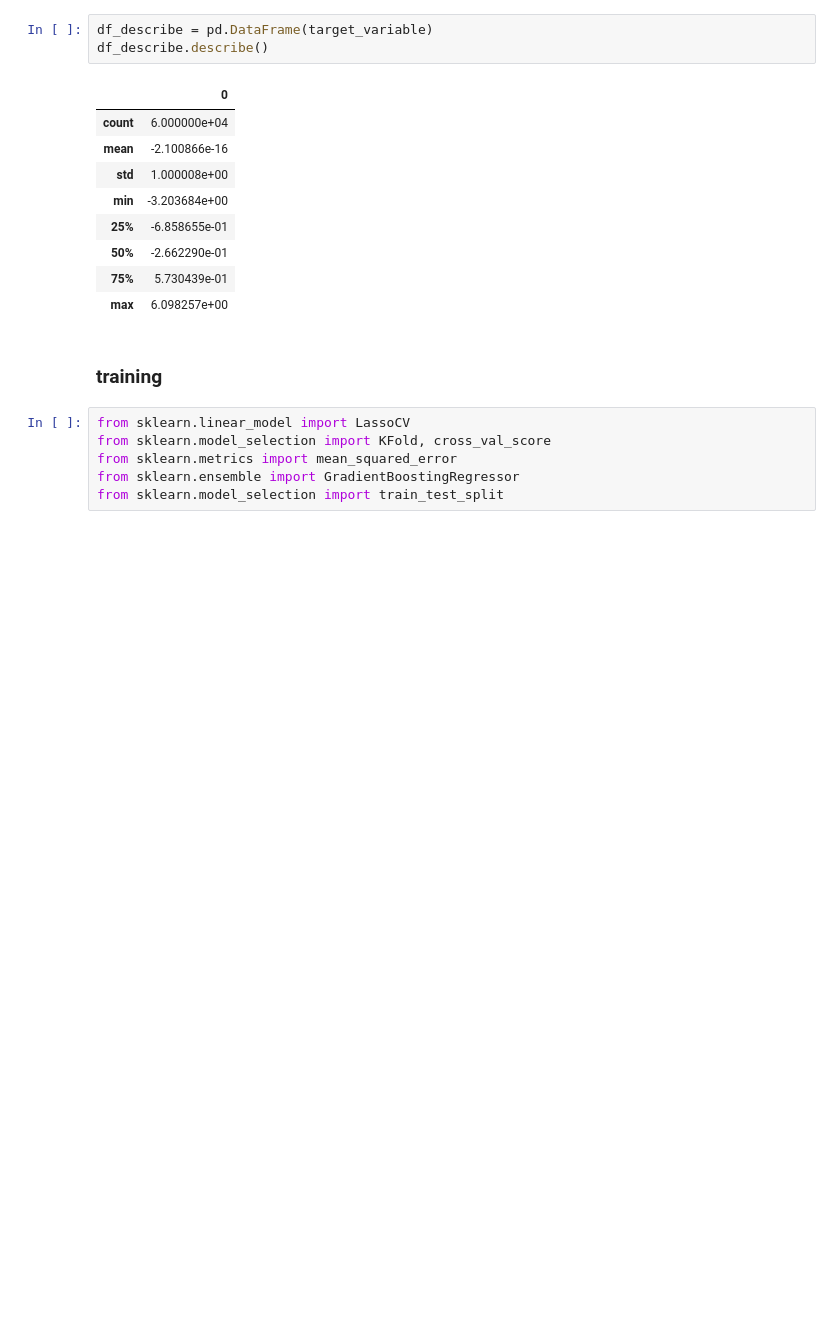
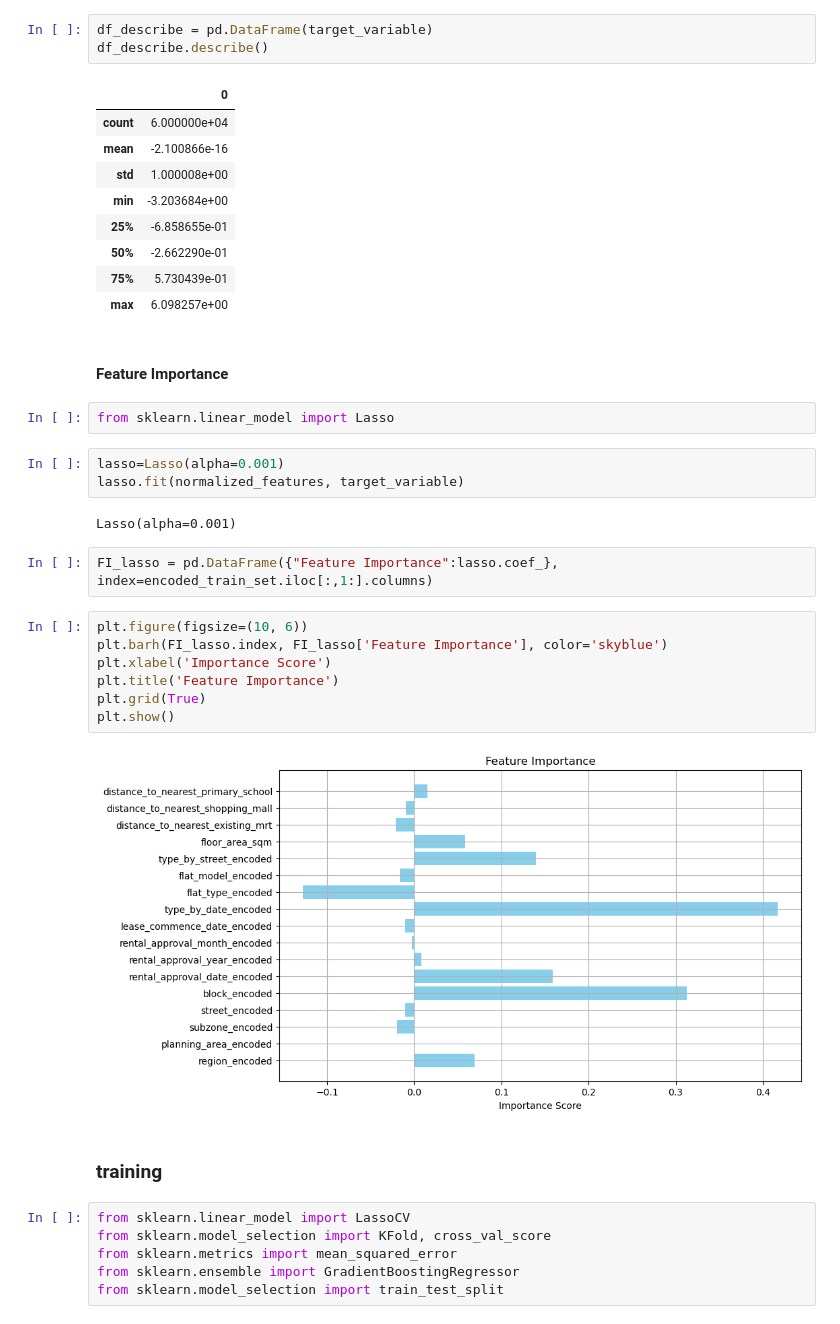
Before and after one commit to Andrewzhang217/CS5228, a Jupyter notebook: project_encoding_training.ipynb, the cells around one changed output. Cells and saved outputs as stored; diff of their text form; blank space fills up the shorter version.

```diff
--- a/project_encoding_training.ipynb
+++ b/project_encoding_training.ipynb
@@ -412,6 +426,26 @@ df_describe.describe()
 | 50% | -2.662290e-01 |
 | 75% | 5.730439e-01 |
 | max | 6.098257e+00 |
+# %% [markdown]
+#### Feature Importance
+# %%
+from sklearn.linear_model import Lasso
+# %%
+lasso=Lasso(alpha=0.001)
+lasso.fit(normalized_features, target_variable)
+# %% [output]
+Lasso(alpha=0.001)
+# %%
+FI_lasso = pd.DataFrame({"Feature Importance":lasso.coef_}, index=encoded_train_set.iloc[:,1:].columns)
+# %%
+plt.figure(figsize=(10, 6))
+plt.barh(FI_lasso.index, FI_lasso['Feature Importance'], color='skyblue')
+plt.xlabel('Importance Score')
+plt.title('Feature Importance')
+plt.grid(True)
+plt.show()
+# %% [output]
+[figure, added]
 # %% [markdown]
 ### training
 # %%
```
Also changed, not shown: parts of 22 cells of this notebook.
